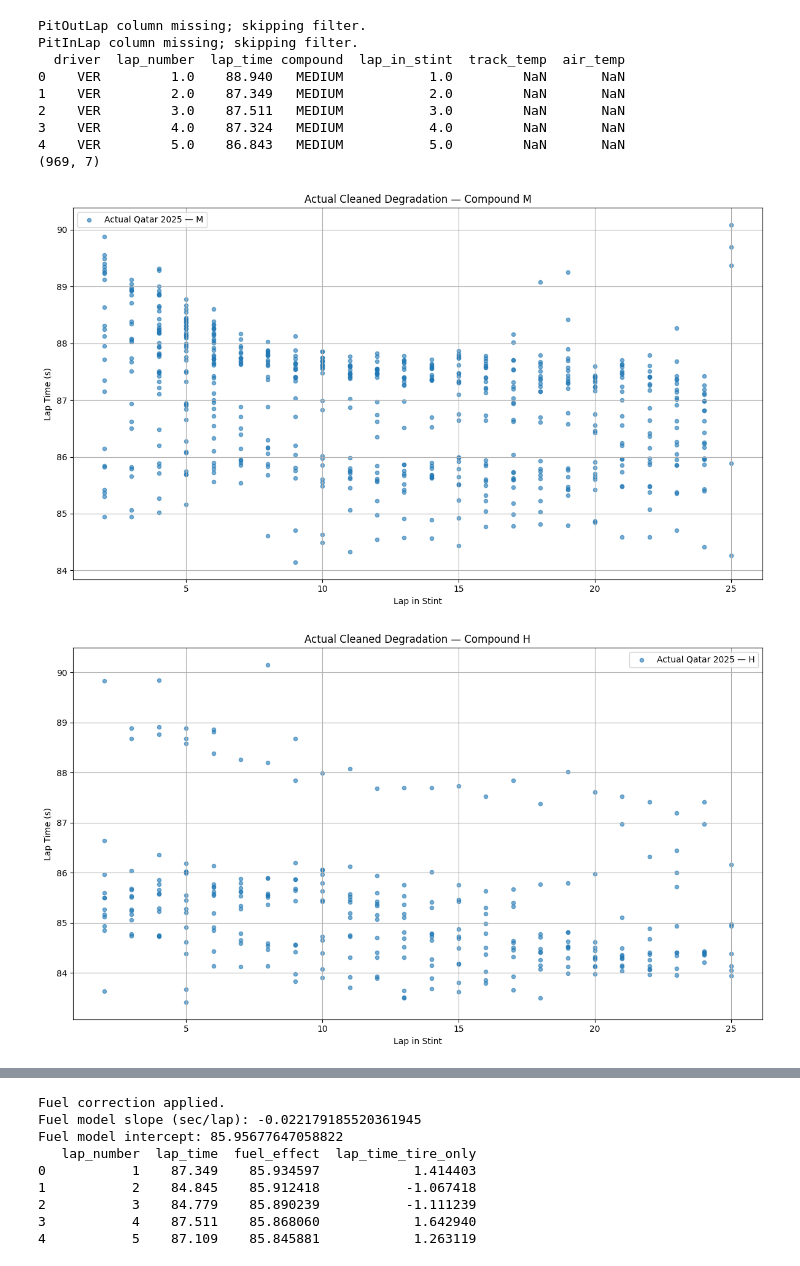
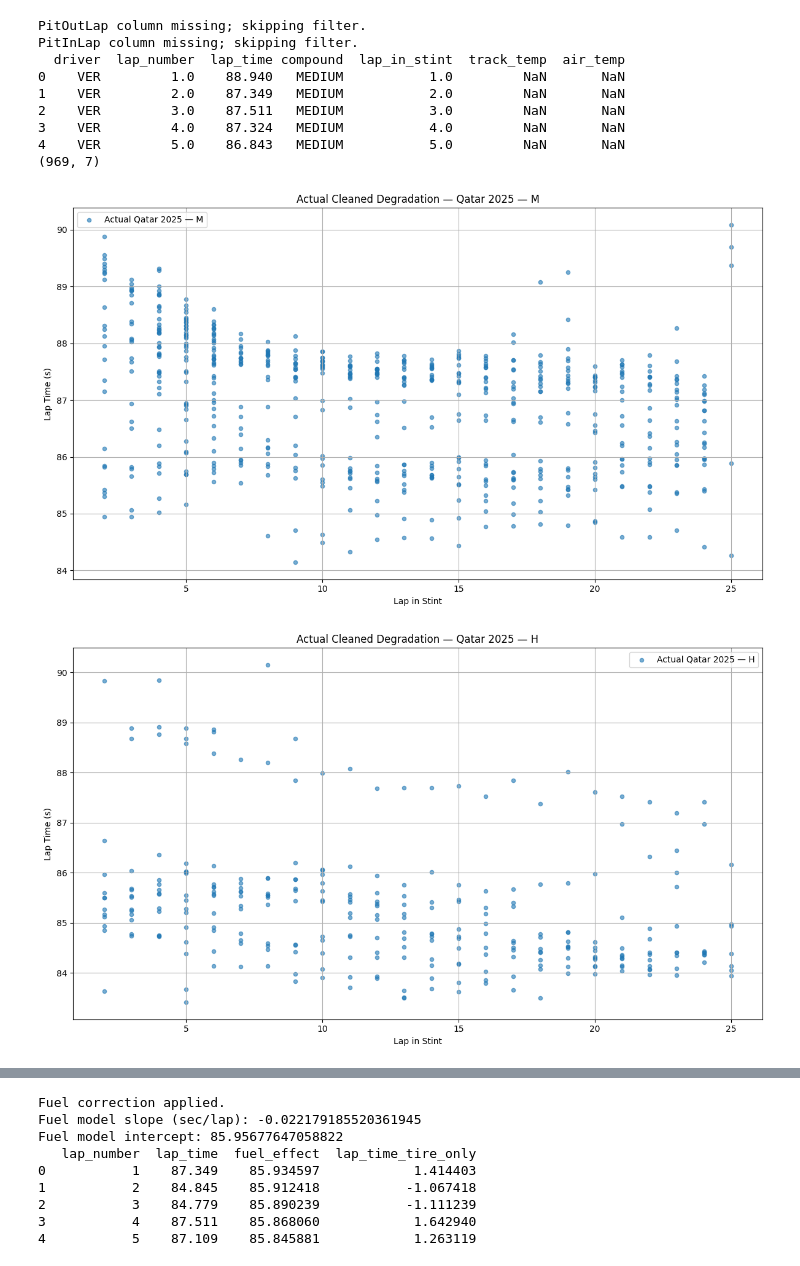
Before and after one commit to jeffreylgoode/f1-capstone-project, a Jupyter notebook: notebooks/f1.ipynb, the cells around one changed output, grey strips where cells are left out. Cells and saved outputs as stored; diff of their text form; code cells hidden in the pictures.

```diff
--- a/notebooks/f1.ipynb
+++ b/notebooks/f1.ipynb
@@ -1262,0 +1087,10 @@ This structure keeps the model:
+# %%
+# ============================================================
+# GLOBAL CONFIG — Year, Race, Driver
+# ============================================================
+
+YEAR = 2025
+GP = "Qatar"
+DRIVER = "VER"  # FastF1 driver code
+
+print(f"Modeling for {YEAR} {GP} — Driver {DRIVER}")
@@ -1270,7 +1106,7 @@ import pandas as pd
 import numpy as np
 
 
-def load_stint_data(year=2025, gp="Qatar"):
+def load_stint_data(year=YEAR, gp=GP):
     """
     Loads and cleans stint-level lap data for modeling.
     Returns a DataFrame with:
@@ -1386,42 +1222,48 @@ df_clean = clean_stint_data(df)
 # %%
 # ============================================================
 # Modeling BLOCK 1.6 — Plot Actual Cleaned Degradation (NO models)
 # ============================================================
 
 import matplotlib.pyplot as plt
 
 # Force white background globally for this block
 plt.style.use("default")
 
+
 def plot_actual_degradation(df_clean, compound="M"):
     df_c = df_clean[df_clean["compound"] == compound].copy()
     df_c = df_c.sort_values("lap_in_stint")
 
-    plt.figure(figsize=(12, 7))
-    plt.scatter(
+    fig, ax = plt.subplots(figsize=(12, 7))
+
+    # Explicit white background
+    fig.patch.set_facecolor("white")
+    ax.set_facecolor("white")
+
+    ax.scatter(
         df_c["lap_in_stint"],
         df_c["lap_time"],
         s=20,
         alpha=0.6,
-        label=f"Actual Qatar 2025 — {compound}"
+        label=f"Actual {GP} {YEAR} — {compound}"
     )
 
-    plt.title(f"Actual Cleaned Degradation — Compound {compound}")
-    plt.xlabel("Lap in Stint")
-    plt.ylabel("Lap Time (s)")
-    plt.grid(True)
-    plt.legend()
+    ax.set_title(f"Actual Cleaned Degradation — {GP} {YEAR} — {compound}")
+    ax.set_xlabel("Lap in Stint")
+    ax.set_ylabel("Lap Time (s)")
+    ax.grid(True)
+    ax.legend()
     plt.tight_layout()
     plt.show()
 
 
 plot_actual_degradation(df_clean, compound="M")
 # %% [output]
-[figure, old version]
+[figure, new version]
 # %%
 plot_actual_degradation(df_clean, compound="H")
 # %% [output]
-[figure, old version]
+[figure, new version]
 # %%
 # ============================================================
 # Modeling BLOCK 1.55 — Create Race Lap Number (Correct)
```
Also changed, not shown: parts of 45 cells of this notebook.
